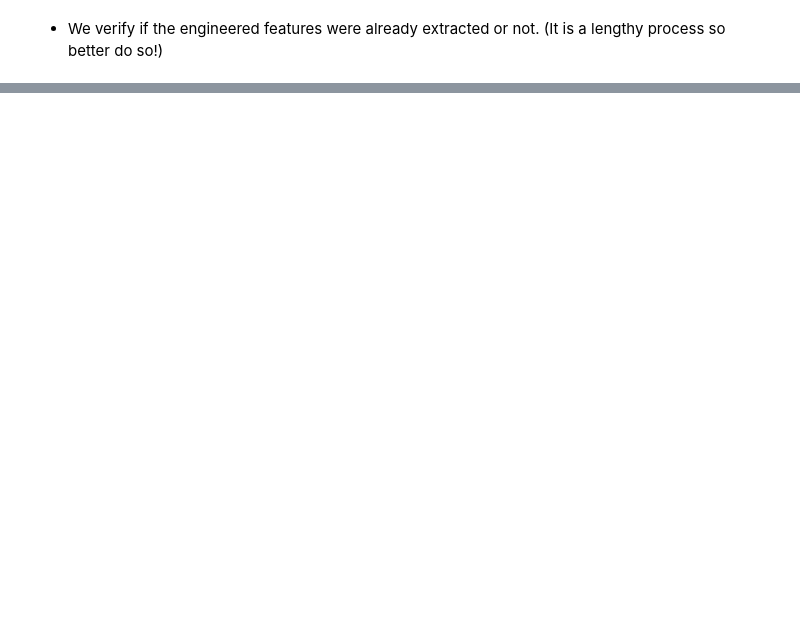
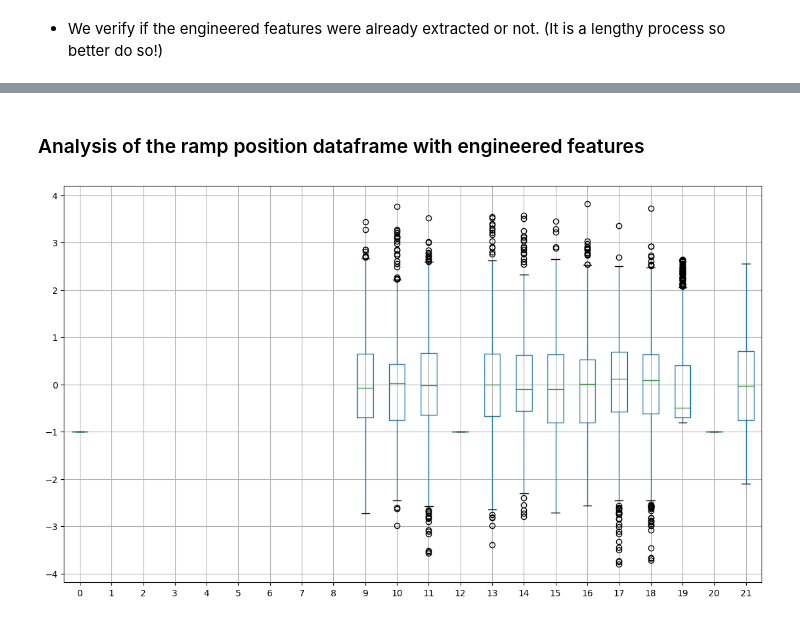
Before and after one commit to Alfredo-Vargas/ai4im, a Jupyter notebook: data/simulated/data_exploration_and_fe_with_helper.ipynb, the cells around one changed output, grey strips where cells are left out. Saved outputs shown, nothing was run; the diff lists cells and outputs as text; code cells hidden in the pictures; blank space fills up the shorter version.

```diff
--- a/data/simulated/data_exploration_and_fe_with_helper.ipynb
+++ b/data/simulated/data_exploration_and_fe_with_helper.ipynb
@@ -230,0 +253,18 @@ Sensor pressure engineered features are: <class 'numpy.ndarray'>, (1542, 22)
+# %%
+# loading feature engineered data in a dataframe
+# we rename the column names to not have issues when joining the dataframes
+
+full_data_df = pd.DataFrame()
+ramp_df = pd.read_csv("./Data/ram_features.csv", header=None)
+
+injectionp_df = pd.read_csv("./Data/injection_pressure_features.csv", header=None)
+injectionp_df.columns = np.arange(22, 44, dtype=int)
+
+sensorp_df = pd.read_csv("./Data/sensor_pressure_features.csv", header=None)
+sensorp_df.columns = np.arange(44, 66, dtype=int)
+
+labels_df = pd.read_csv("./Data/Y2.csv", header=None)
+
+full_data_df = ramp_df.join(injectionp_df.join(sensorp_df))
+full_data_df[66] = labels_df
+full_data_df.head()
@@ -230,0 +281,4 @@ Sensor pressure engineered features are: <class 'numpy.ndarray'>, (1542, 22)
+# %%
+cols_to_norm = [i for i in range(0, 66)]  # we exclude the labels
+full_data_df[cols_to_norm] = full_data_df[cols_to_norm].apply(lambda x: (x - x.mean()) / x.std())
+full_data_df.head()
@@ -230,0 +310,8 @@ Sensor pressure engineered features are: <class 'numpy.ndarray'>, (1542, 22)
+# %% [markdown]
+### Analysis of the ramp position dataframe with engineered features
+# %%
+columns_given_0 = [i for i in range(22)]
+full_data_df.boxplot(column=columns_given_0, figsize=(14, 8))
+plt.show()
+# %% [output]
+[figure, added]
```
Also changed, not shown: parts of 34 cells of this notebook, 1 other file.
